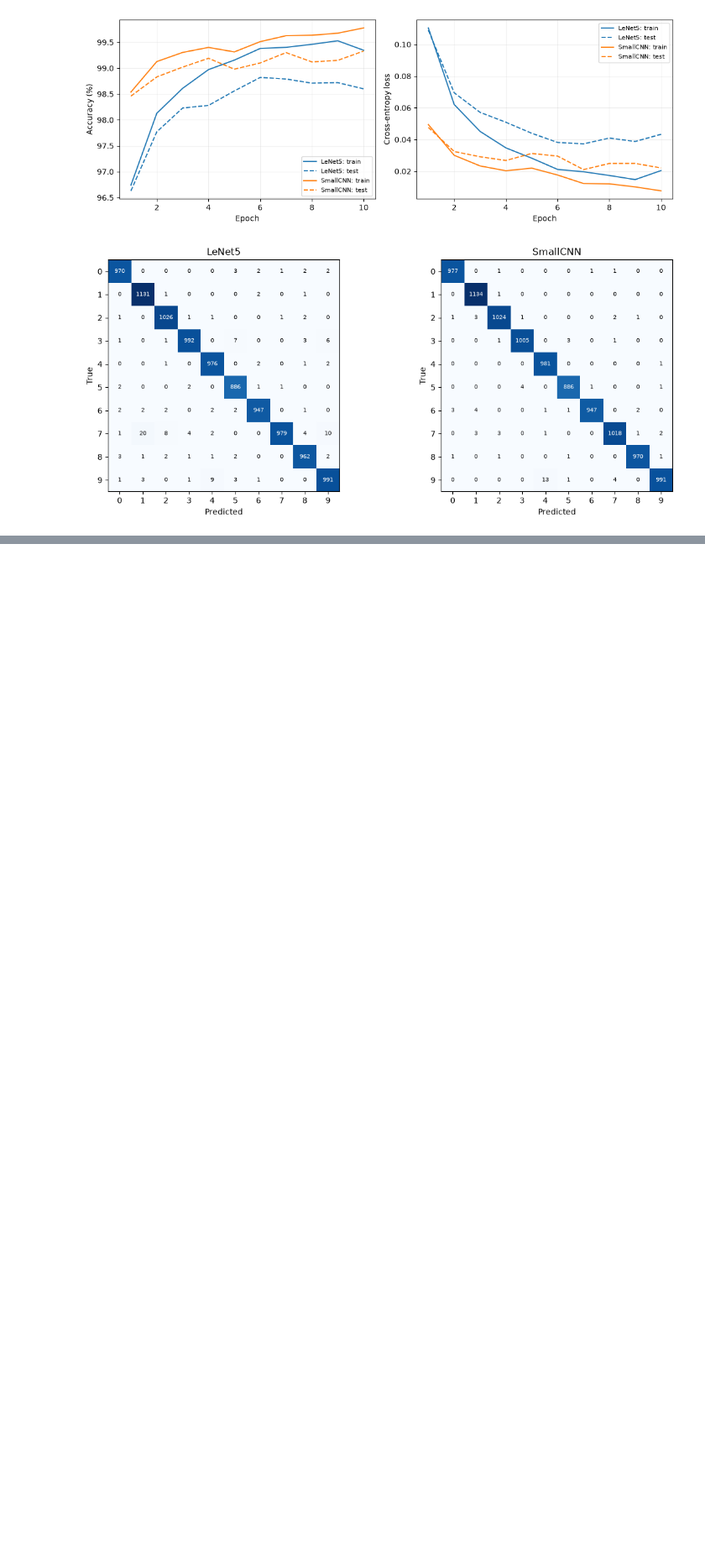
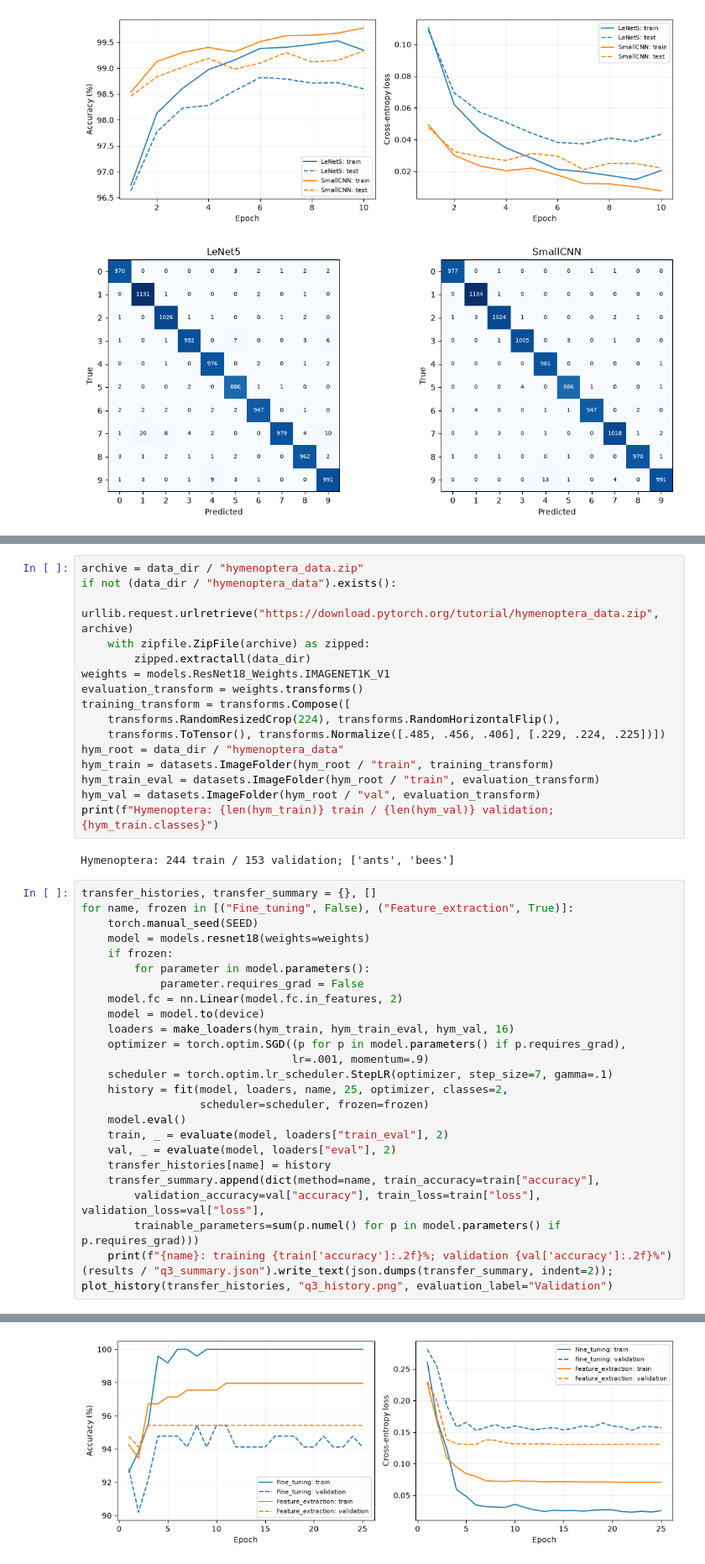
Before and after one commit to KavijaK/EN3160_A03, a Jupyter notebook: 230322U_A03.ipynb, the cells around one changed output, grey strips where cells are left out. Shown at 84% size. Saved outputs shown, nothing was run; the diff lists cells and outputs as text; blank space fills up the shorter version.

Commit message:
Complete Question 3 ResNet18 fine-tuning and feature extraction

```diff
--- a/230322U_A03.ipynb
+++ b/230322U_A03.ipynb
@@ -259,0 +264,45 @@ SmallCNN: training 99.78%; test 99.33%
+# %%
+archive = data_dir / "hymenoptera_data.zip"
+if not (data_dir / "hymenoptera_data").exists():
+    urllib.request.urlretrieve("https://download.pytorch.org/tutorial/hymenoptera_data.zip", archive)
+    with zipfile.ZipFile(archive) as zipped:
+        zipped.extractall(data_dir)
+weights = models.ResNet18_Weights.IMAGENET1K_V1
+evaluation_transform = weights.transforms()
+training_transform = transforms.Compose([
+    transforms.RandomResizedCrop(224), transforms.RandomHorizontalFlip(),
+    transforms.ToTensor(), transforms.Normalize([.485, .456, .406], [.229, .224, .225])])
+hym_root = data_dir / "hymenoptera_data"
+hym_train = datasets.ImageFolder(hym_root / "train", training_transform)
+hym_train_eval = datasets.ImageFolder(hym_root / "train", evaluation_transform)
+hym_val = datasets.ImageFolder(hym_root / "val", evaluation_transform)
+print(f"Hymenoptera: {len(hym_train)} train / {len(hym_val)} validation; {hym_train.classes}")
+# %% [output]
+Hymenoptera: 244 train / 153 validation; ['ants', 'bees']
+# %%
+transfer_histories, transfer_summary = {}, []
+for name, frozen in [("Fine_tuning", False), ("Feature_extraction", True)]:
+    torch.manual_seed(SEED)
+    model = models.resnet18(weights=weights)
+    if frozen:
+        for parameter in model.parameters():
+            parameter.requires_grad = False
+    model.fc = nn.Linear(model.fc.in_features, 2)
+    model = model.to(device)
+    loaders = make_loaders(hym_train, hym_train_eval, hym_val, 16)
+    optimizer = torch.optim.SGD((p for p in model.parameters() if p.requires_grad),
+                                lr=.001, momentum=.9)
+    scheduler = torch.optim.lr_scheduler.StepLR(optimizer, step_size=7, gamma=.1)
+    history = fit(model, loaders, name, 25, optimizer, classes=2,
+                  scheduler=scheduler, frozen=frozen)
+    model.eval()
+    train, _ = evaluate(model, loaders["train_eval"], 2)
+    val, _ = evaluate(model, loaders["eval"], 2)
+    transfer_histories[name] = history
+    transfer_summary.append(dict(method=name, train_accuracy=train["accuracy"],
+        validation_accuracy=val["accuracy"], train_loss=train["loss"], validation_loss=val["loss"],
+        trainable_parameters=sum(p.numel() for p in model.parameters() if p.requires_grad)))
+    print(f"{name}: training {train['accuracy']:.2f}%; validation {val['accuracy']:.2f}%")
+(results / "q3_summary.json").write_text(json.dumps(transfer_summary, indent=2));
+plot_history(transfer_histories, "q3_history.png", evaluation_label="Validation")
+# %% [output]
@@ -259,0 +326 @@ SmallCNN: training 99.78%; test 99.33%
+[figure, added]
```
Also changed, not shown: parts of 3 cells of this notebook, 4 other files.
